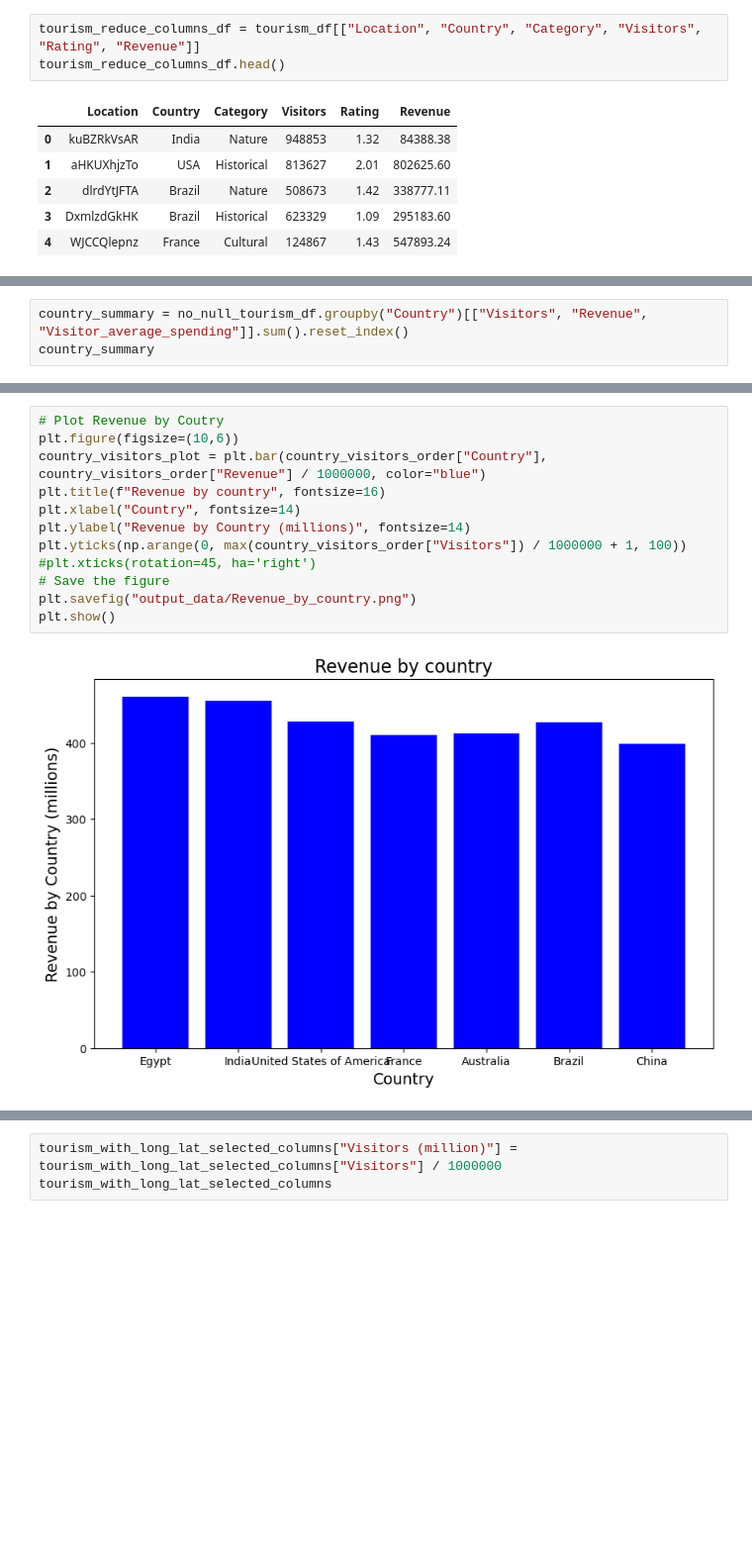
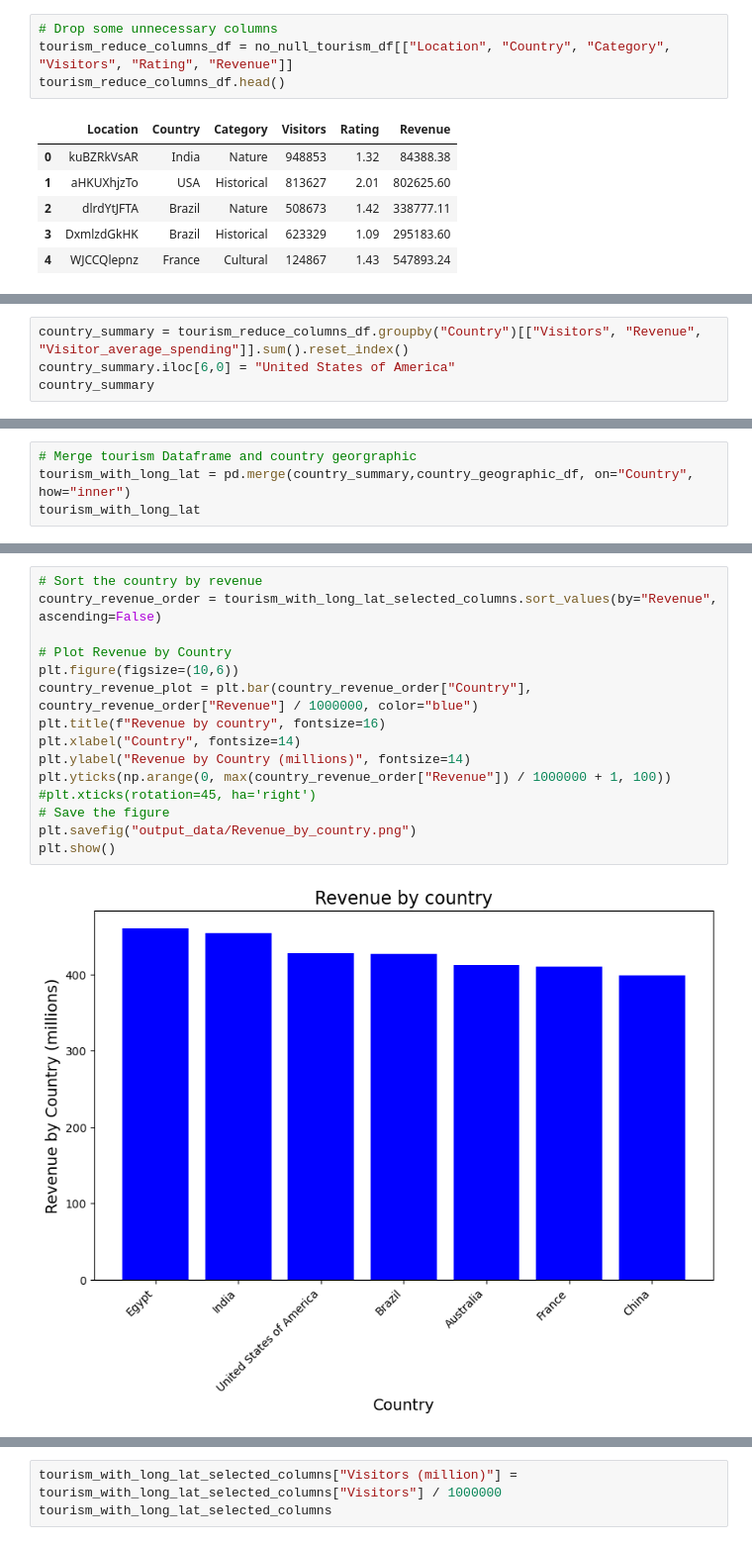
Before and after one commit to Kathyvng/Project1_Group6, a Jupyter notebook: Anh_Analysis/Popular_destinations.ipynb, the cells around one changed output, grey strips where cells are left out. Shown: that part at 99% size. Saved outputs shown, nothing was run; the diff lists cells and outputs as text; blank space fills up the shorter version.

```diff
--- a/Anh_Analysis/Popular_destinations.ipynb
+++ b/Anh_Analysis/Popular_destinations.ipynb
@@ -92,5 +93,6 @@ Directory 'output_data' already exists.
 # %%
-tourism_reduce_columns_df = tourism_df[["Location", "Country", "Category", "Visitors", "Rating", "Revenue"]]
+# Drop some unnecessary columns
+tourism_reduce_columns_df = no_null_tourism_df[["Location", "Country", "Category", "Visitors", "Rating", "Revenue"]]
 tourism_reduce_columns_df.head()
 # %% [output]
 |  | Location | Country | Category | Visitors | Rating | Revenue |
@@ -118,0 +127,4 @@ tourism_reduce_columns_df
+# %%
+country_summary = tourism_reduce_columns_df.groupby("Country")[["Visitors", "Revenue", "Visitor_average_spending"]].sum().reset_index()
+country_summary.iloc[6,0] = "United States of America"
+country_summary
@@ -193,3 +164,0 @@ groupby_tourism_df
-# %%
-country_summary = no_null_tourism_df.groupby("Country")[["Visitors", "Revenue", "Visitor_average_spending"]].sum().reset_index()
-country_summary
@@ -204,0 +165,4 @@ country_summary
+# %%
+# Merge tourism Dataframe and country georgraphic
+tourism_with_long_lat = pd.merge(country_summary,country_geographic_df, on="Country", how="inner")
+tourism_with_long_lat
@@ -259,14 +225,17 @@ plt.show()
 # %%
-# Plot Revenue by Coutry
+# Sort the country by revenue
+country_revenue_order = tourism_with_long_lat_selected_columns.sort_values(by="Revenue", ascending=False)
+
+# Plot Revenue by Country
 plt.figure(figsize=(10,6))
-country_visitors_plot = plt.bar(country_visitors_order["Country"], country_visitors_order["Revenue"] / 1000000, color="blue")
+country_revenue_plot = plt.bar(country_revenue_order["Country"], country_revenue_order["Revenue"] / 1000000, color="blue")
 plt.title(f"Revenue by country", fontsize=16)
 plt.xlabel("Country", fontsize=14)
 plt.ylabel("Revenue by Country (millions)", fontsize=14)
-plt.yticks(np.arange(0, max(country_visitors_order["Visitors"]) / 1000000 + 1, 100))
+plt.yticks(np.arange(0, max(country_revenue_order["Revenue"]) / 1000000 + 1, 100))
 #plt.xticks(rotation=45, ha='right')
 # Save the figure
 plt.savefig("output_data/Revenue_by_country.png")
 plt.show()
 # %% [output]
-[figure, old version]
+[figure, new version]
```
Also changed, not shown: parts of 31 cells of this notebook, 6 other files.
